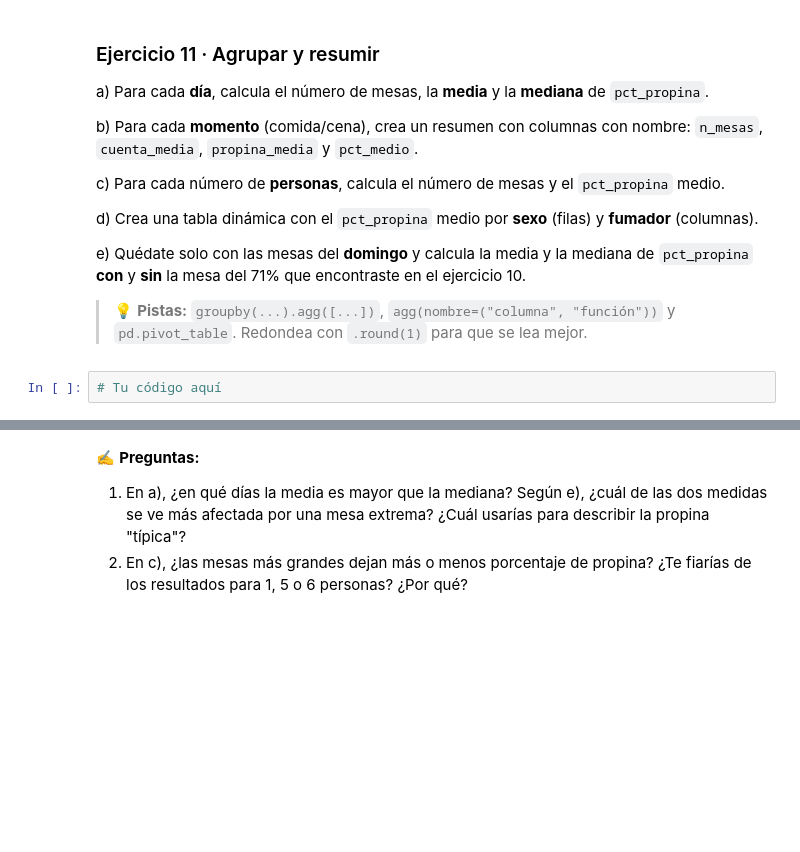
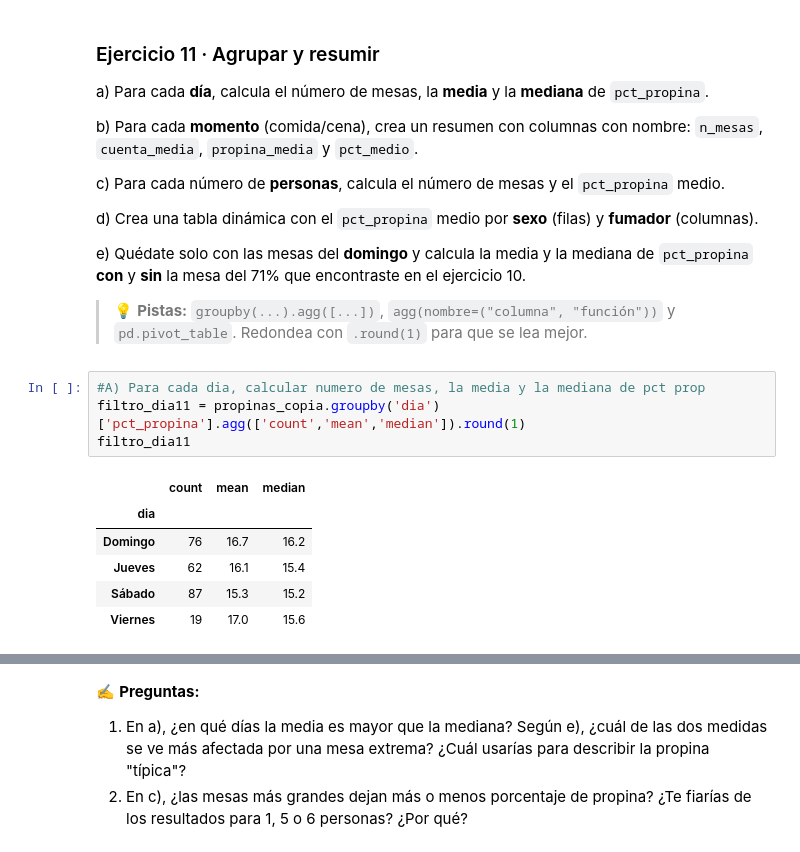
Before and after one commit to Tenientez/SamsungCurso, a Jupyter notebook: Mi espacio/Ejercicios/01_actividad_numpy_pandas.ipynb, the cells around one changed output, grey strips where cells are left out. Drawn from its saved outputs; the diff is of its cells as text; blank space fills up the shorter version.

```diff
--- a/Mi espacio/Ejercicios/01_actividad_numpy_pandas.ipynb
+++ b/Mi espacio/Ejercicios/01_actividad_numpy_pandas.ipynb
@@ -710,5 +710,14 @@ e) Quédate solo con las mesas del **domingo** y calcula la media y la mediana d
 
 > 💡 **Pistas:** `groupby(...).agg([...])`, `agg(nombre=("columna", "función"))` y `pd.pivot_table`. Redondea con `.round(1)` para que se lea mejor.
 # %%
-# Tu código aquí
+#A) Para cada dia, calcular numero de mesas, la media y la mediana de pct prop
+filtro_dia11 = propinas_copia.groupby('dia')['pct_propina'].agg(['count','mean','median']).round(1)
+filtro_dia11
+# %% [output]
+|  | count | mean | median |
+| dia |  |  |  |
+| Domingo | 76 | 16.7 | 16.2 |
+| Jueves | 62 | 16.1 | 15.4 |
+| Sábado | 87 | 15.3 | 15.2 |
+| Viernes | 19 | 17.0 | 15.6 |
 # %%
```
Also changed, not shown: parts of 6 cells of this notebook.
